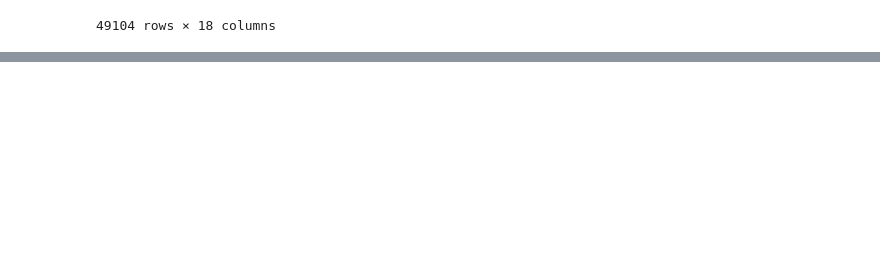
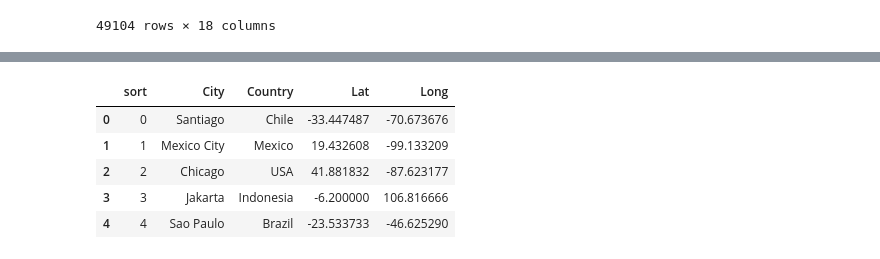
Before and after one commit to addiebrown/project-one, a Jupyter notebook: spotifyprojectone.ipynb, the cells around one changed output, grey strips where cells are left out. Cells and saved outputs as stored; diff of their text form; code cells hidden in the pictures; blank space fills up the shorter version.

```diff
--- a/spotifyprojectone.ipynb
+++ b/spotifyprojectone.ipynb
@@ -144,0 +263,10 @@ genre_group.head()
+# %%
+countries_df = pd.read_csv('countries_spotify.csv')
+countries_df.head()
+# %% [output]
+|  | sort | City | Country | Lat | Long |
+| 0 | 0 | Santiago | Chile | -33.447487 | -70.673676 |
+| 1 | 1 | Mexico City | Mexico | 19.432608 | -99.133209 |
+| 2 | 2 | Chicago | USA | 41.881832 | -87.623177 |
+| 3 | 3 | Jakarta | Indonesia | -6.200000 | 106.816666 |
+| 4 | 4 | Sao Paulo | Brazil | -23.533733 | -46.625290 |
```
Also changed, not shown: parts of 17 cells of this notebook, 4 other files.
